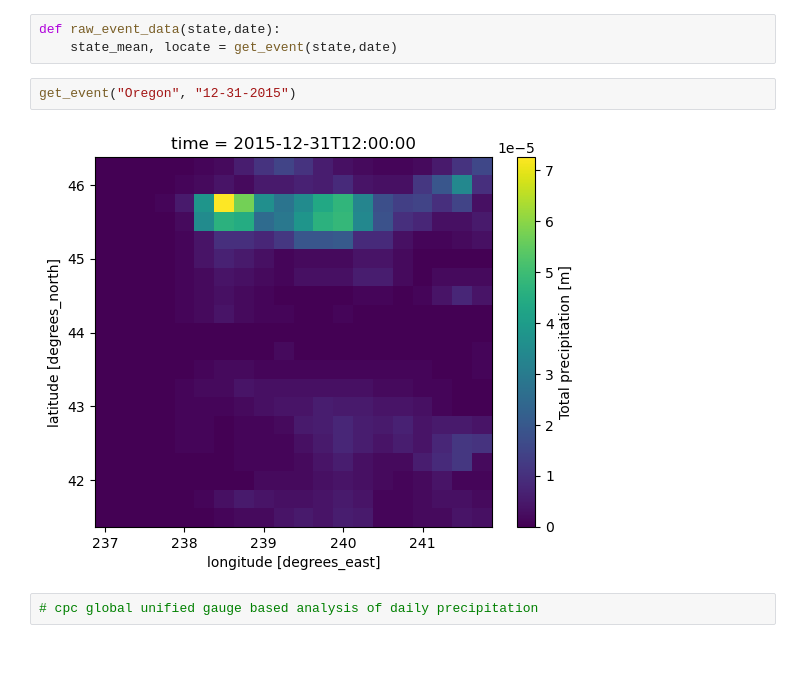
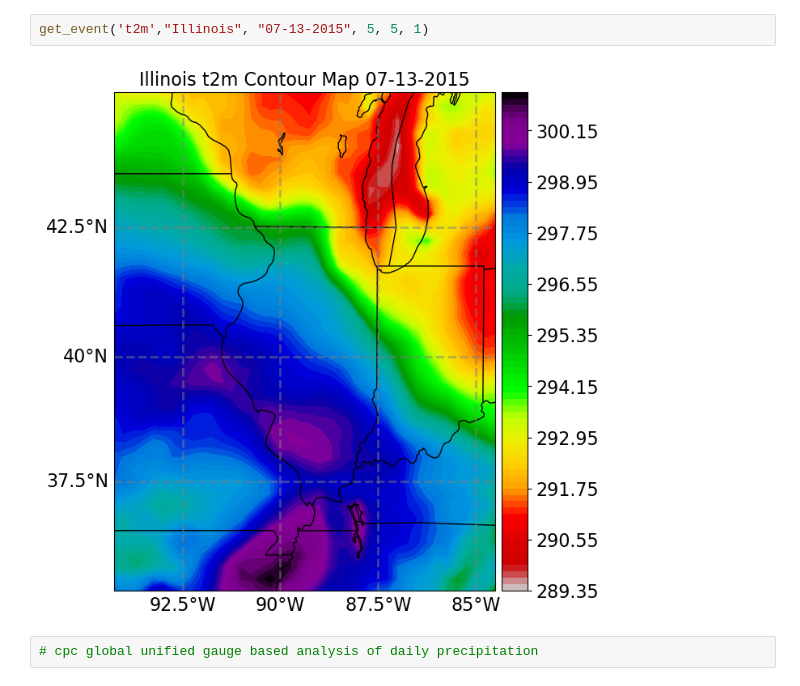
Before and after one commit to rct4/Climate_Prediction, a Jupyter notebook: notebooks/current/single_event.ipynb, the cells around one changed output. Cells and saved outputs as stored; diff of their text form; blank space fills up the shorter version.

Commit message:
Contour maps in singl_event

```diff
--- a/notebooks/current/single_event.ipynb
+++ b/notebooks/current/single_event.ipynb
@@ -71,9 +99,6 @@ def get_event(state,date):
-# %%
-def raw_event_data(state,date):
-    state_mean, locate = get_event(state,date)
-# %%
-get_event("Oregon", "12-31-2015")
-# %% [output]
-[figure, removed]
+# %%
+get_event('t2m',"Illinois", "07-13-2015", 5, 5, 1)
+# %% [output]
+[figure, added]
 # %%
 # cpc global unified gauge based analysis of daily precipitation
```
Also changed, not shown: parts of 4 cells of this notebook, 1 other file.
